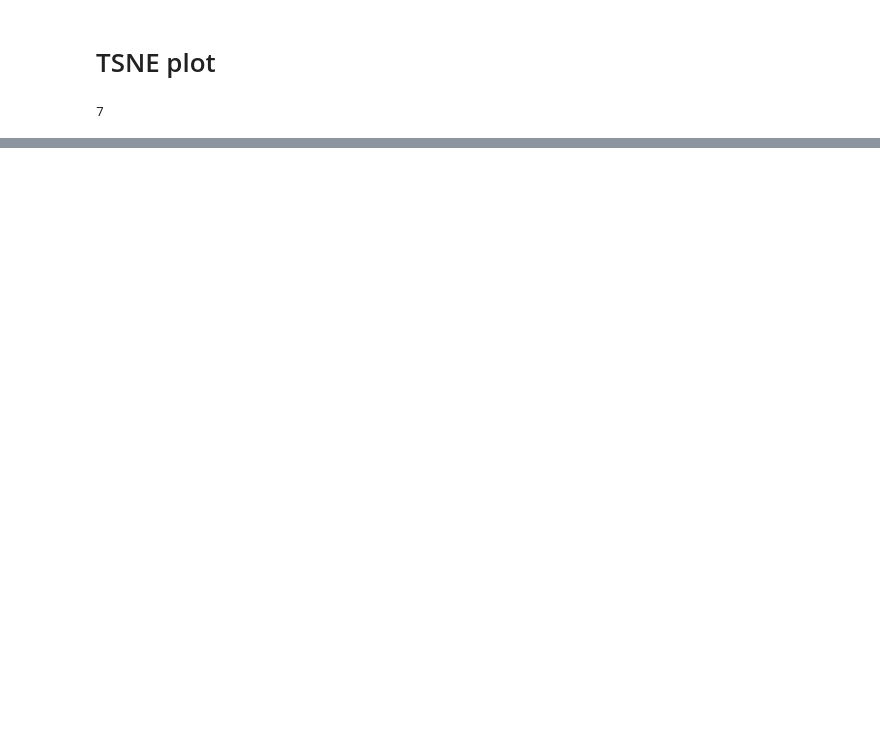
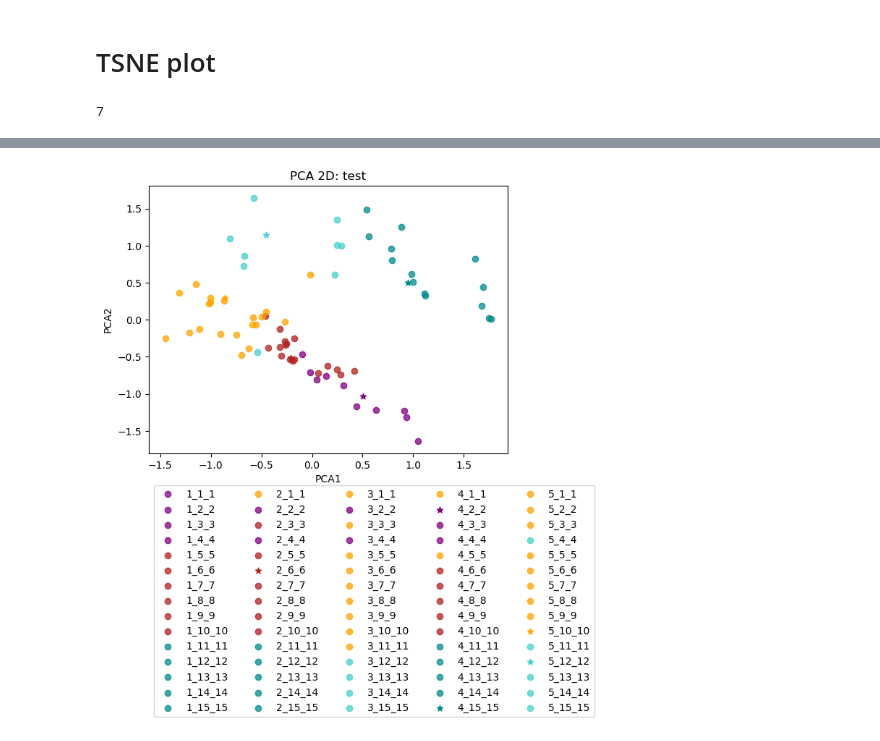
Before and after one commit to SEDenmarkLab/molli, a Jupyter notebook: ncsa-testing/data-viz.ipynb, the cells around one changed output, grey strips where cells are left out. Cells and saved outputs as stored; diff of their text form; code cells hidden in the pictures; blank space fills up the shorter version.

```diff
--- a/ncsa-testing/data-viz.ipynb
+++ b/ncsa-testing/data-viz.ipynb
@@ -30,0 +99,4 @@ NOT COMPLETE, WILL FIX TOMORROW MORNING (6/16)
+# %%
+display.Image('../../ncsa-plots/pca-cluster-5.png')
+# %% [output]
+[figure, added]
```
Also changed, not shown: parts of 14 cells of this notebook, 3 other files.
